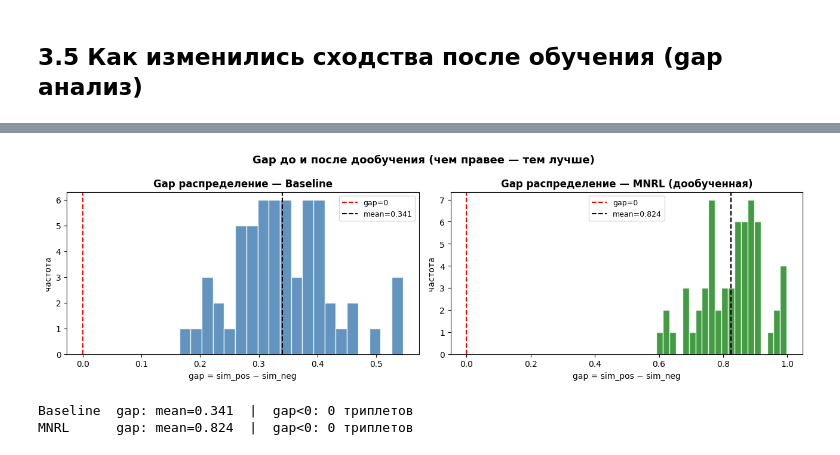
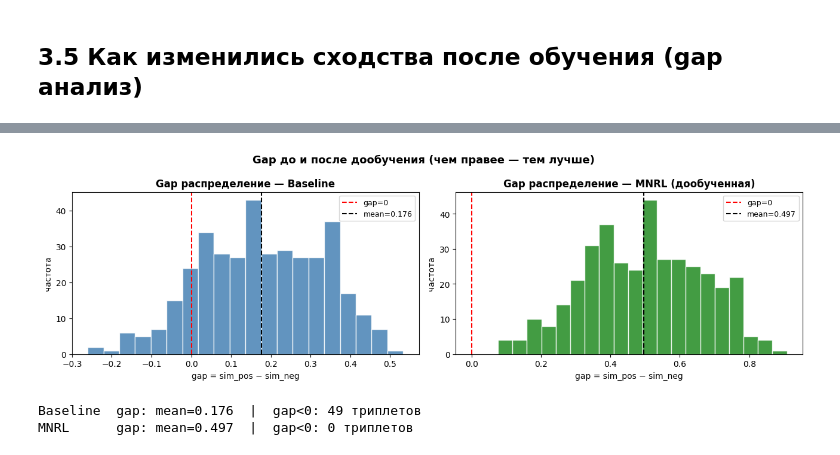
Before and after one commit to dmitrytimokhin/FinetuneEmbModel, a Jupyter notebook: notebooks/finetune_banking_embeddings.ipynb, the cells around one changed output, grey strips where cells are left out. Cells and saved outputs as stored; diff of their text form; code cells hidden in the pictures.

```diff
--- a/notebooks/finetune_banking_embeddings.ipynb
+++ b/notebooks/finetune_banking_embeddings.ipynb
@@ -993,10 +1001,10 @@ print(f"Корпус   : {len(corpus)} документов")
 # %%
 models_to_eval = {
     "baseline":       MODEL_NAME,
-    "tsdae":          "../output/stage1_tsdae/final",
-    "triplet":        "../output/stage2_triplet/final",
-    "mnrl":           "../output/stage2_mnrl/final",
-    "tsdae+mnrl":     "../output/stage2_tsdae_mnrl/final",   # двухэтапный пайплайн
+    "tsdae":          "../output/stage1_tsdae/best_unsupervised",
+    "triplet":        "../output/stage2_triplet/best_triplet",
+    "mnrl":           "../output/stage2_mnrl/best_mnrl",
+    "tsdae+mnrl":     "../output/stage2_tsdae_mnrl/best_mnrl",   # двухэтапный пайплайн
 }
 
 results = {}
@@ -1235,7 +1196,7 @@ for i, (query, gt) in enumerate(zip(test_queries, ground_truth)):
 # %% [markdown]
 ## 3.5 Как изменились сходства после обучения (gap анализ)
 # %%
-model_mnrl = SentenceTransformer("../output/stage2_tsdae_mnrl/final")
+model_mnrl = SentenceTransformer("../output/stage2_tsdae_mnrl/best_mnrl")
 
 emb_a_ft = model_mnrl.encode(anchors,   normalize_embeddings=True)
 emb_p_ft = model_mnrl.encode(positives, normalize_embeddings=True)
@@ -1274,3 +1235,3 @@ print(f"MNRL      gap: mean={gap_ft.mean():.3f}  |  gap<0: {(gap_ft<0).sum()} т
-[figure, old version]
+[figure, new version]
-Baseline  gap: mean=0.341  |  gap<0: 0 триплетов
-MNRL      gap: mean=0.824  |  gap<0: 0 триплетов
+Baseline  gap: mean=0.176  |  gap<0: 49 триплетов
+MNRL      gap: mean=0.497  |  gap<0: 0 триплетов
```
Also changed, not shown: parts of 19 cells of this notebook.
